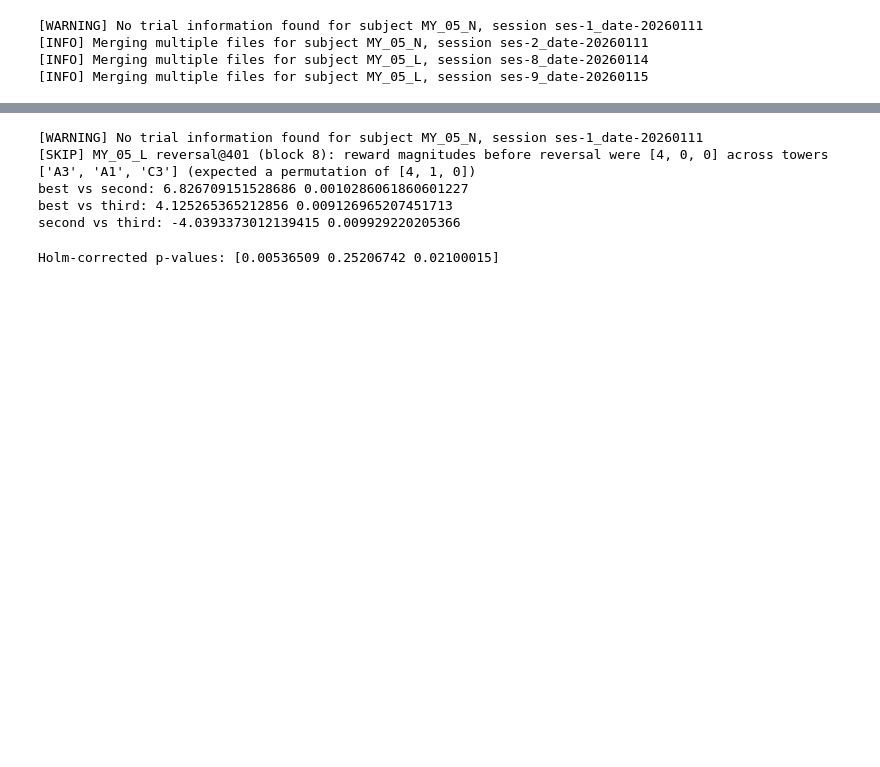
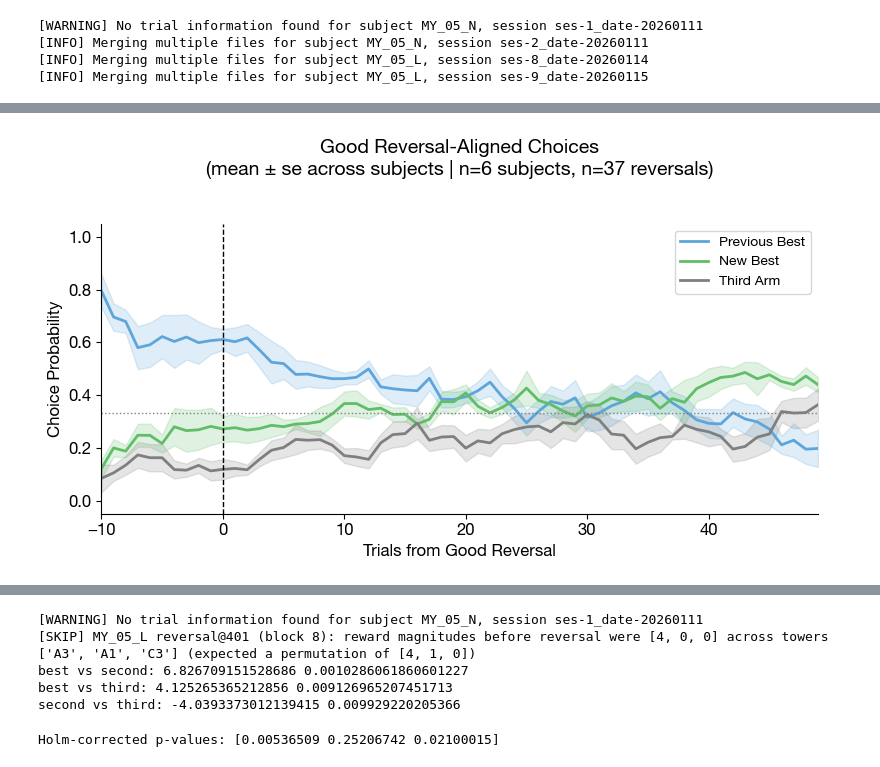
Before and after one commit to megyoung430/magnitude-bandit-analysis, a Jupyter notebook: scripts/testing_code.ipynb, the cells around one changed output, grey strips where cells are left out. Cells and saved outputs as stored; diff of their text form; code cells hidden in the pictures; blank space fills up the shorter version.

```diff
--- a/scripts/testing_code.ipynb
+++ b/scripts/testing_code.ipynb
@@ -35,0 +75,10 @@ subjects_trials = extract_trials(subjects_data)
+# %%
+pre = 10
+post = 50
+moving_avg_window = 4
+
+x, per_subject, across = get_choice_probs_around_good_reversals(late, pre=pre, post=post)
+x, per_subject_moving_avg, across_moving_avg = apply_moving_average_to_choice_probs(x, per_subject, moving_avg_window=moving_avg_window, mode="centered")
+plot_choice_probs_around_good_reversals(x, across_moving_avg, show_chance=True, save_path=None)
+# %% [output]
+[figure, added]
```
Also changed, not shown: parts of 17 cells of this notebook, 6 other files.
